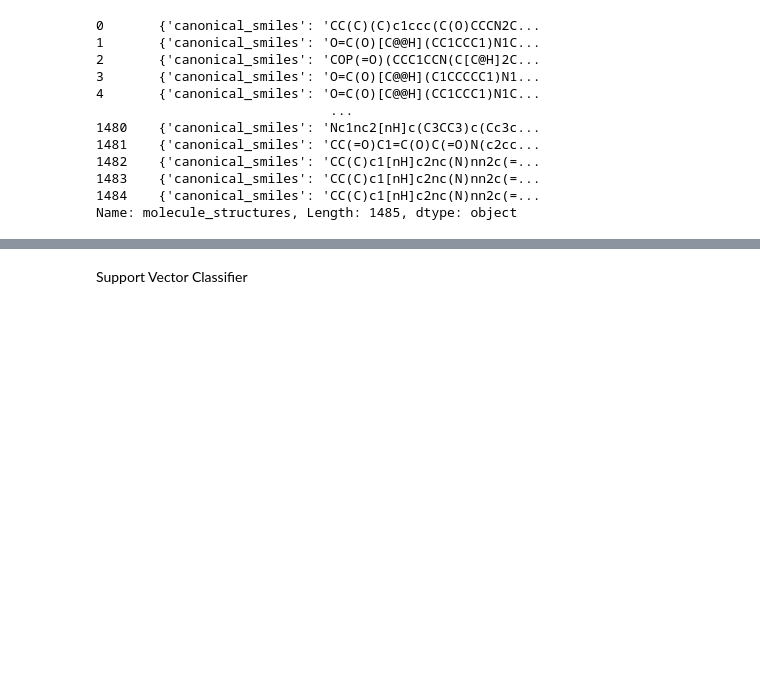
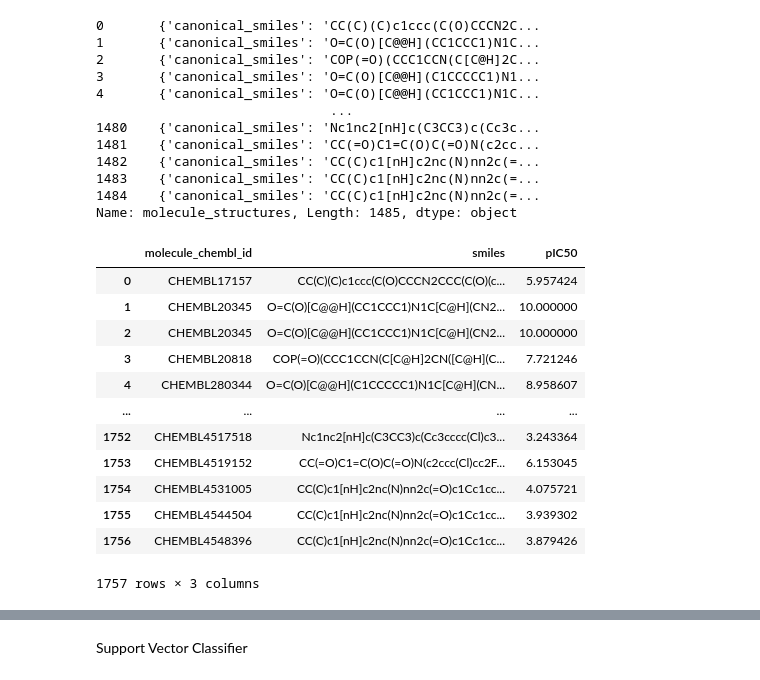
Before and after one commit to reason-ai/Cheminformatics, a Jupyter notebook: ccr5-classification.ipynb, the cells around one changed output, grey strips where cells are left out. Cells and saved outputs as stored; diff of their text form; code cells hidden in the pictures; blank space fills up the shorter version.

```diff
--- a/ccr5-classification.ipynb
+++ b/ccr5-classification.ipynb
@@ -130,8 +130,21 @@ molecules = molecules.drop('molecule_structures',axis=1)
 # %%
 molecules = pd.merge(molecules,act_df[['molecule_chembl_id','pIC50']],on='molecule_chembl_id')
 # %%
-moles = molecules.copy()
-molecules.to_csv('ccr5_data.csv',index=False)
+molecules
+# %% [output]
+|  | molecule_chembl_id | smiles | pIC50 |
+| 0 | CHEMBL17157 | CC(C)(C)c1ccc(C(O)CCCN2CCC(C(O)(c... | 5.957424 |
+| 1 | CHEMBL20345 | O=C(O)[C@@H](CC1CCC1)N1C[C@H](CN2... | 10.000000 |
+| 2 | CHEMBL20345 | O=C(O)[C@@H](CC1CCC1)N1C[C@H](CN2... | 10.000000 |
+| 3 | CHEMBL20818 | COP(=O)(CCC1CCN(C[C@H]2CN([C@H](C... | 7.721246 |
+| 4 | CHEMBL280344 | O=C(O)[C@@H](C1CCCCC1)N1C[C@H](CN... | 8.958607 |
+| ... | ... | ... | ... |
+| 1752 | CHEMBL4517518 | Nc1nc2[nH]c(C3CC3)c(Cc3cccc(Cl)c3... | 3.243364 |
+| 1753 | CHEMBL4519152 | CC(=O)C1=C(O)C(=O)N(c2ccc(Cl)cc2F... | 6.153045 |
+| 1754 | CHEMBL4531005 | CC(C)c1[nH]c2nc(N)nn2c(=O)c1Cc1cc... | 4.075721 |
+| 1755 | CHEMBL4544504 | CC(C)c1[nH]c2nc(N)nn2c(=O)c1Cc1cc... | 3.939302 |
+| 1756 | CHEMBL4548396 | CC(C)c1[nH]c2nc(N)nn2c(=O)c1Cc1cc... | 3.879426 |
+1757 rows × 3 columns
 # %%
 class FingerPrinter(BaseEstimator,TransformerMixin):
 
```
Also changed, not shown: parts of 22 cells of this notebook.
